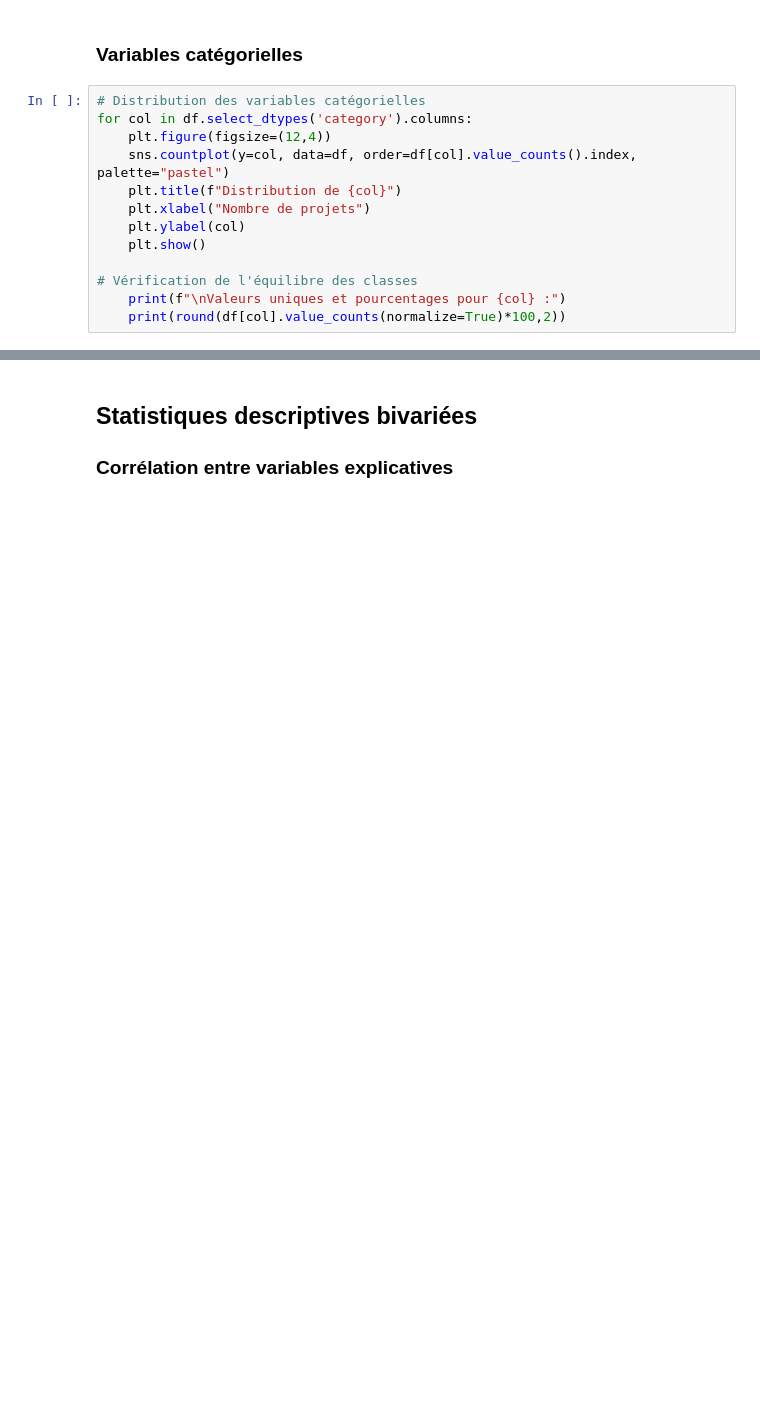
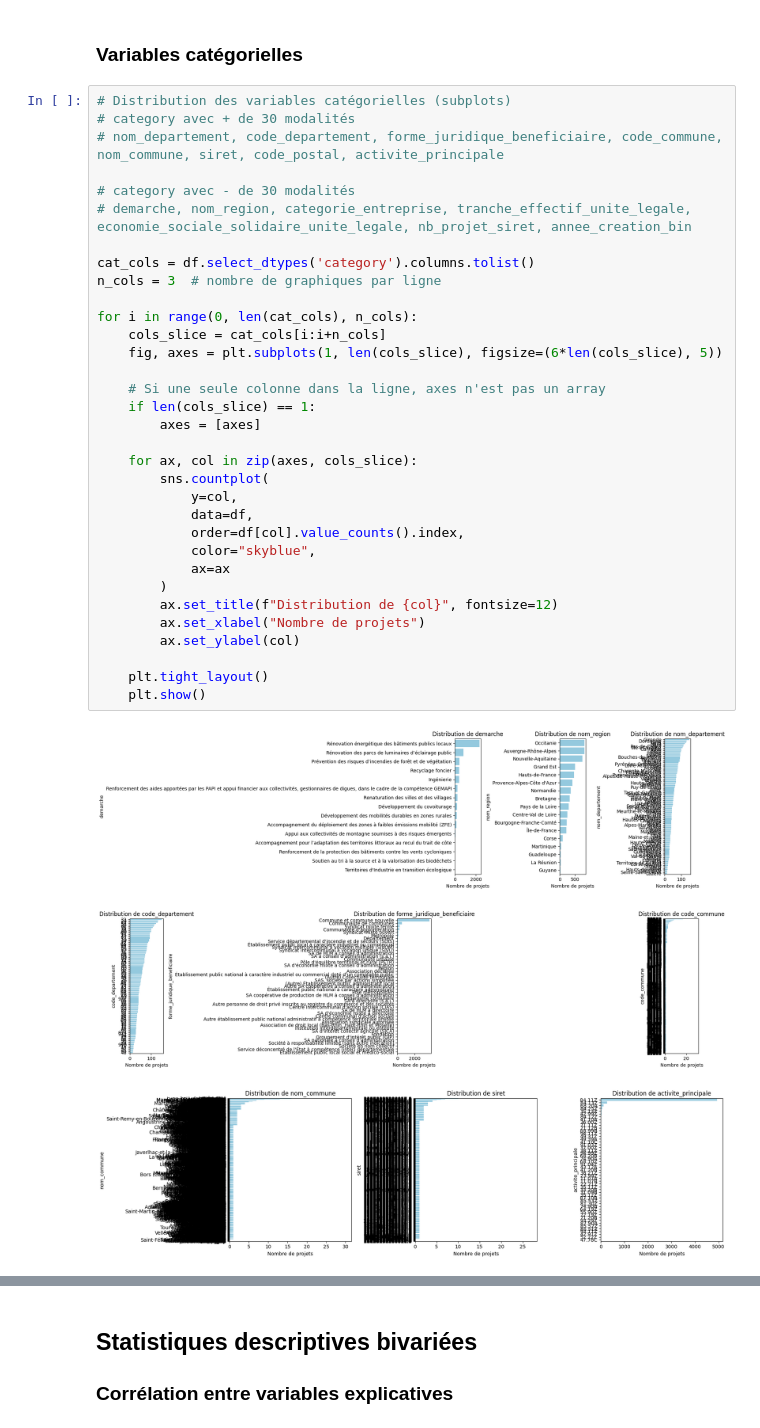
Before and after one commit to Isahrv/projet_methodes_agregations, a Jupyter notebook: code.ipynb, the cells around one changed output, grey strips where cells are left out. Cells and saved outputs as stored; diff of their text form; blank space fills up the shorter version.

Commit message:
statistiques descriptive univariées - reste var catégorielles

```diff
--- a/code.ipynb
+++ b/code.ipynb
@@ -322,15 +557,39 @@ for col in df.select_dtypes('float64').columns:
 # %% [markdown]
 ### Variables catégorielles
-# %%
-# Distribution des variables catégorielles
-for col in df.select_dtypes('category').columns:
-    plt.figure(figsize=(12,4))
-    sns.countplot(y=col, data=df, order=df[col].value_counts().index, palette="pastel")
-    plt.title(f"Distribution de {col}")
-    plt.xlabel("Nombre de projets")
-    plt.ylabel(col)
-    plt.show()
-
-# Vérification de l'équilibre des classes
-    print(f"\nValeurs uniques et pourcentages pour {col} :")
-    print(round(df[col].value_counts(normalize=True)*100,2))
+# %%
+# Distribution des variables catégorielles (subplots)
+# category avec + de 30 modalités
+# nom_departement, code_departement, forme_juridique_beneficiaire, code_commune, nom_commune, siret, code_postal, activite_principale
+
+# category avec - de 30 modalités
+# demarche, nom_region, categorie_entreprise, tranche_effectif_unite_legale, economie_sociale_solidaire_unite_legale, nb_projet_siret, annee_creation_bin
+
+cat_cols = df.select_dtypes('category').columns.tolist()
+n_cols = 3  # nombre de graphiques par ligne
+
+for i in range(0, len(cat_cols), n_cols):
+    cols_slice = cat_cols[i:i+n_cols]
+    fig, axes = plt.subplots(1, len(cols_slice), figsize=(6*len(cols_slice), 5))
+
+    # Si une seule colonne dans la ligne, axes n'est pas un array
+    if len(cols_slice) == 1:
+        axes = [axes]
+
+    for ax, col in zip(axes, cols_slice):
+        sns.countplot(
+            y=col,
+            data=df,
+            order=df[col].value_counts().index,
+            color="skyblue",
+            ax=ax
+        )
+        ax.set_title(f"Distribution de {col}", fontsize=12)
+        ax.set_xlabel("Nombre de projets")
+        ax.set_ylabel(col)
+
+    plt.tight_layout()
+    plt.show()
+# %% [output]
+[figure, added]
+[figure, added]
+[figure, added]
```
Also changed, not shown: parts of 24 cells of this notebook.
